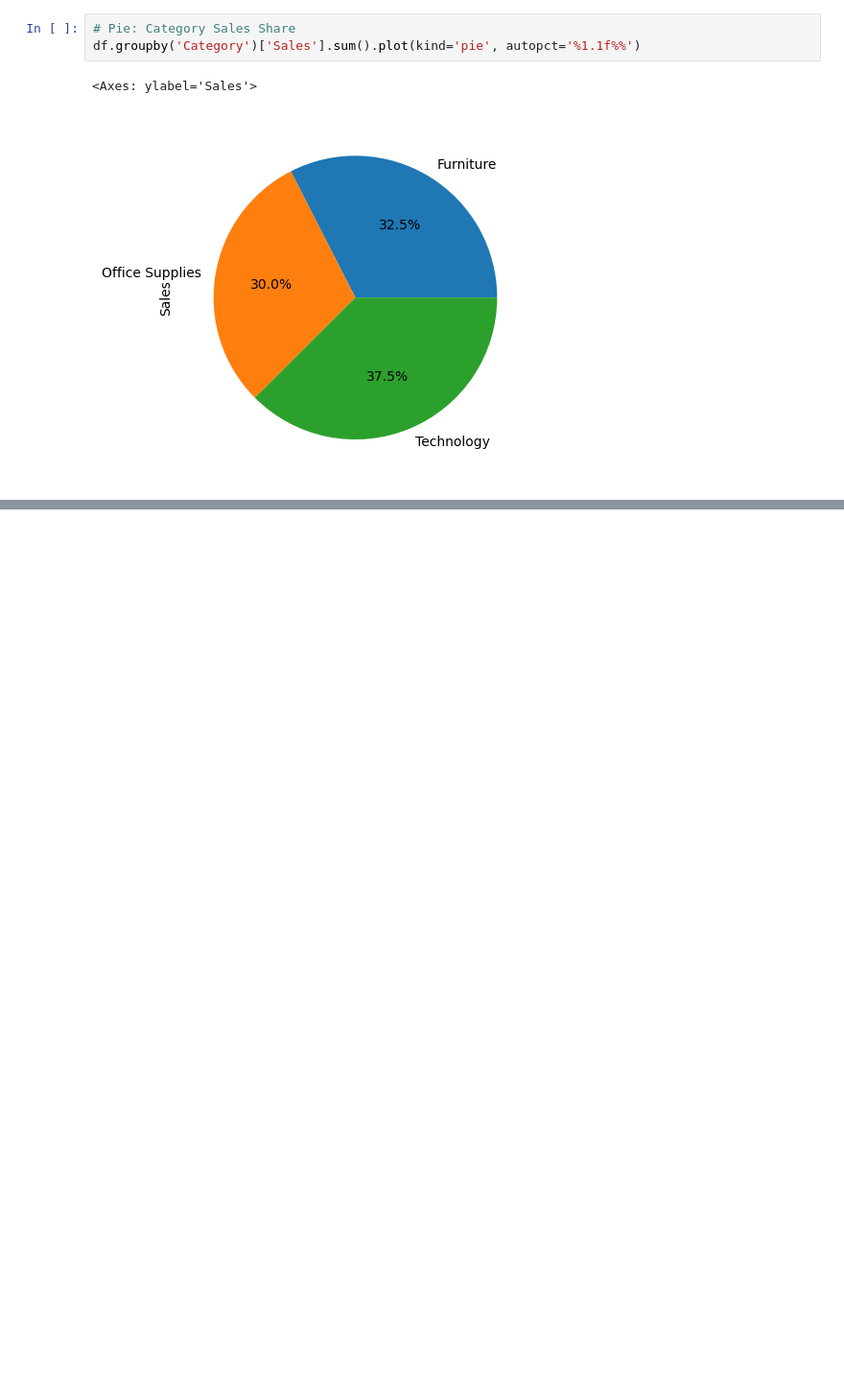
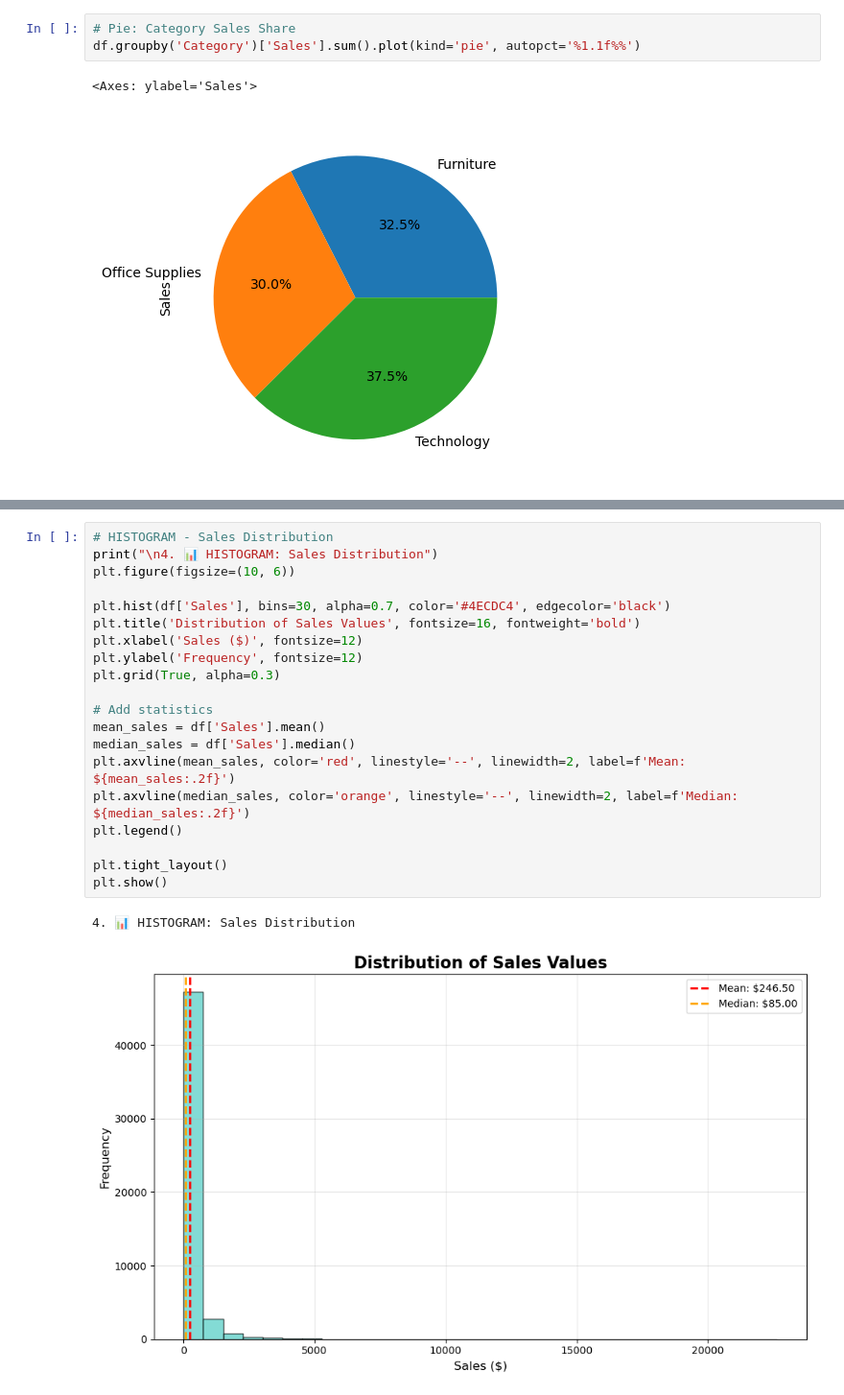
Before and after one commit to hamayunarz/sales-performance-dashboard, a Jupyter notebook: notebooks/05_visualization.ipynb, the cells around one changed output, grey strips where cells are left out. Shown: that part at 96% size. Drawn from its saved outputs; the diff is of its cells as text; blank space fills up the shorter version.

```diff
--- a/notebooks/05_visualization.ipynb
+++ b/notebooks/05_visualization.ipynb
@@ -26,0 +71,23 @@ df.groupby('Category')['Sales'].sum().plot(kind='pie', autopct='%1.1f%%')
+# %%
+# HISTOGRAM - Sales Distribution
+print("\n4. 📊 HISTOGRAM: Sales Distribution")
+plt.figure(figsize=(10, 6))
+
+plt.hist(df['Sales'], bins=30, alpha=0.7, color='#4ECDC4', edgecolor='black')
+plt.title('Distribution of Sales Values', fontsize=16, fontweight='bold')
+plt.xlabel('Sales ($)', fontsize=12)
+plt.ylabel('Frequency', fontsize=12)
+plt.grid(True, alpha=0.3)
+
+# Add statistics
+mean_sales = df['Sales'].mean()
+median_sales = df['Sales'].median()
+plt.axvline(mean_sales, color='red', linestyle='--', linewidth=2, label=f'Mean: ${mean_sales:.2f}')
+plt.axvline(median_sales, color='orange', linestyle='--', linewidth=2, label=f'Median: ${median_sales:.2f}')
+plt.legend()
+
+plt.tight_layout()
+plt.show()
+# %% [output]
+4. 📊 HISTOGRAM: Sales Distribution
+[figure, added]
```
Also changed, not shown: parts of 7 cells of this notebook, 8 other files.
